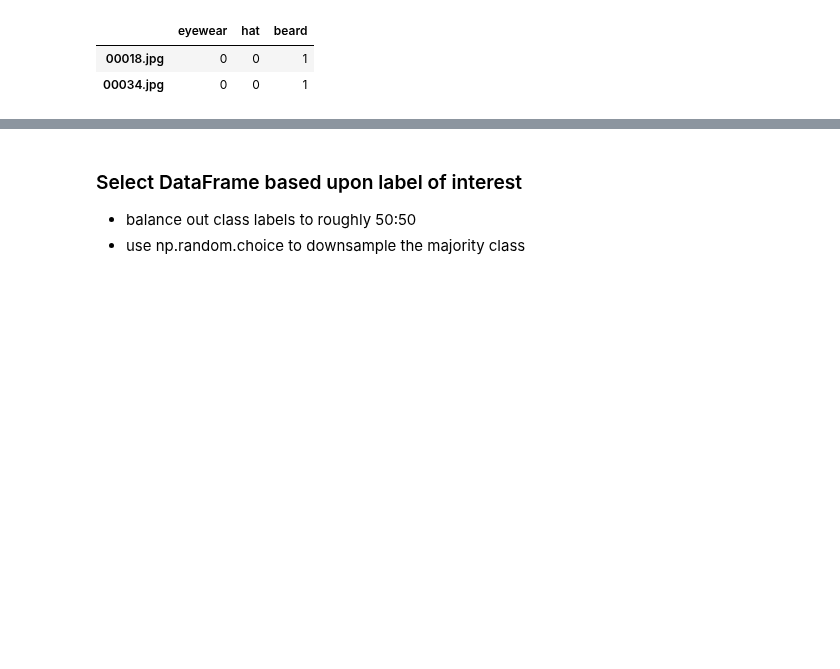
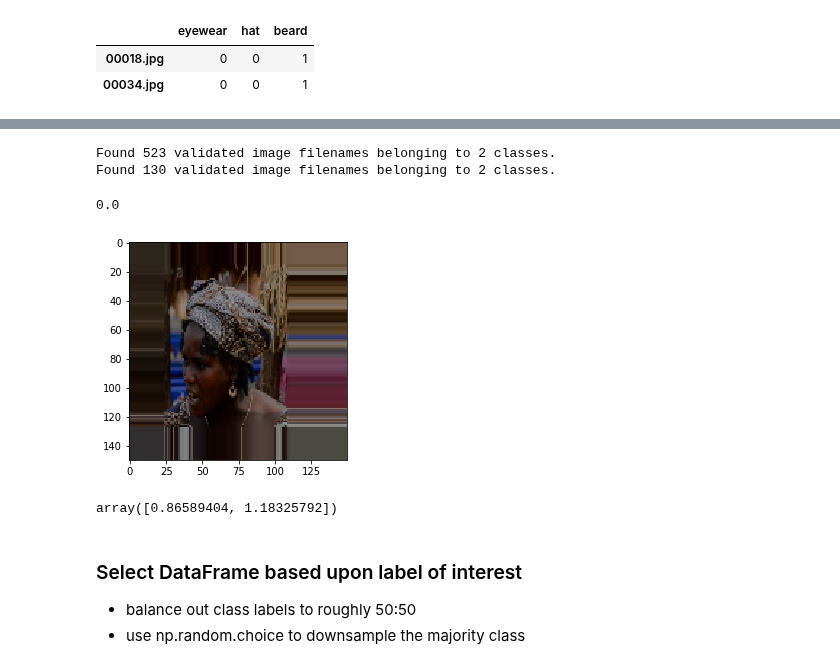
Before and after one commit to mzhou356/img2recommender, a Jupyter notebook: notebooks/image_processor.ipynb, the cells around one changed output, grey strips where cells are left out. Drawn from its saved outputs; the diff is of its cells as text; code cells hidden in the pictures; blank space fills up the shorter version.

Commit message:
Modify test and train generators

```diff
--- a/notebooks/image_processor.ipynb
+++ b/notebooks/image_processor.ipynb
@@ -24,3 +24,5 @@ df_pics.head(2)
 |  | eyewear | hat | beard |
 | 00018.jpg | 0 | 0 | 1 |
 | 00034.jpg | 0 | 0 | 1 |
+# %%
+df_test = df_pics[['eyewear']].reset_index().rename(columns = {'index':'pic_id'}).astype('str')
@@ -26,0 +38,45 @@ df_pics.head(2)
+# %%
+datagen=ImageDataGenerator(
+    rescale=1./255,
+    shear_range=0.2,
+    zoom_range=[0.8,2],
+    brightness_range=[0.3,1.5],
+    horizontal_flip=True,
+    width_shift_range=0.2,
+    height_shift_range=0.2,
+    validation_split=0.2)
+    # preprocess both train and test
+train_generator = datagen.flow_from_dataframe(
+    dataframe=df_test,
+    directory='../data/pics',
+    x_col='pic_id',
+    y_col= 'eyewear',
+    batch_size=16,
+    shuffle = True,
+    target_size=(150,150),
+    class_mode = 'binary',
+    subset = 'training')
+test_generator = datagen.flow_from_dataframe(
+    dataframe=df_test,
+    directory='../data/pics',
+    x_col='pic_id',
+    y_col= 'eyewear',
+    batch_size=16,
+    shuffle = True,
+    target_size=(150,150),
+    class_mode = 'binary',
+    subset = 'validation')
+# %% [output]
+Found 523 validated image filenames belonging to 2 classes.
+Found 130 validated image filenames belonging to 2 classes.
+# %%
+features, labels = next(test_generator)
+# %%
+labels[5]
+# %% [output]
+0.0
+# %%
+plt.imshow(features[5])
+plt.show()
+# %% [output]
+[figure, added]
@@ -27,3 +95,7 @@ df_pics.head(2)
+# %%
+class_weights
+# %% [output]
+array([0.86589404, 1.18325792])
 # %% [markdown]
 ### Select DataFrame based upon label of interest
 
```
Also changed, not shown: parts of 5 cells of this notebook.
